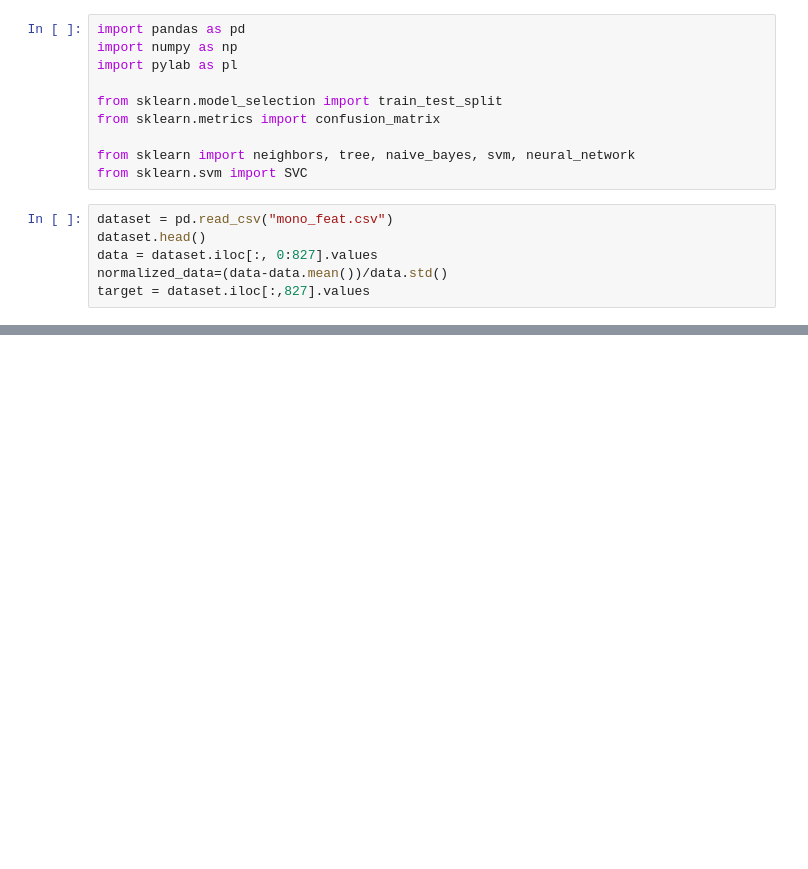
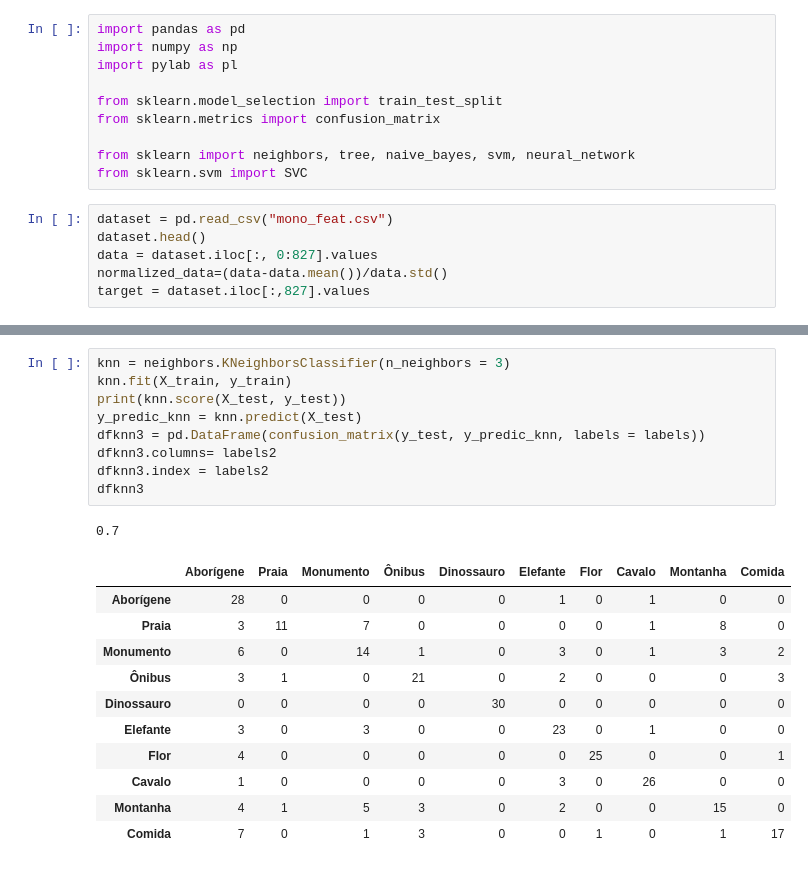
Before and after one commit to jgckruger/machine-learning, a Jupyter notebook: image_classifiers/sklearn_classifiers.ipynb, the cells around one changed output, grey strips where cells are left out. Drawn from its saved outputs; the diff is of its cells as text; blank space fills up the shorter version.

Commit message:
Image classifiers

```diff
--- a/image_classifiers/sklearn_classifiers.ipynb
+++ b/image_classifiers/sklearn_classifiers.ipynb
@@ -36,0 +44,22 @@ array([[26,  0,  1,  1,  0,  0,  2,  1,  1,  0],
+# %%
+knn = neighbors.KNeighborsClassifier(n_neighbors = 3)
+knn.fit(X_train, y_train)
+print(knn.score(X_test, y_test))
+y_predic_knn = knn.predict(X_test)
+dfknn3 = pd.DataFrame(confusion_matrix(y_test, y_predic_knn, labels = labels))
+dfknn3.columns= labels2
+dfknn3.index = labels2
+dfknn3
+# %% [output]
+0.7
+|  | Aborígene | Praia | Monumento | Ônibus | Dinossauro | Elefante | Flor | Cavalo | Montanha | Comida |
+| Aborígene | 28 | 0 | 0 | 0 | 0 | 1 | 0 | 1 | 0 | 0 |
+| Praia | 3 | 11 | 7 | 0 | 0 | 0 | 0 | 1 | 8 | 0 |
+| Monumento | 6 | 0 | 14 | 1 | 0 | 3 | 0 | 1 | 3 | 2 |
+| Ônibus | 3 | 1 | 0 | 21 | 0 | 2 | 0 | 0 | 0 | 3 |
+| Dinossauro | 0 | 0 | 0 | 0 | 30 | 0 | 0 | 0 | 0 | 0 |
+| Elefante | 3 | 0 | 3 | 0 | 0 | 23 | 0 | 1 | 0 | 0 |
+| Flor | 4 | 0 | 0 | 0 | 0 | 0 | 25 | 0 | 0 | 1 |
+| Cavalo | 1 | 0 | 0 | 0 | 0 | 3 | 0 | 26 | 0 | 0 |
+| Montanha | 4 | 1 | 5 | 3 | 0 | 2 | 0 | 0 | 15 | 0 |
+| Comida | 7 | 0 | 1 | 3 | 0 | 0 | 1 | 0 | 1 | 17 |
```
Also changed, not shown: parts of 10 cells of this notebook, 10 other files.
